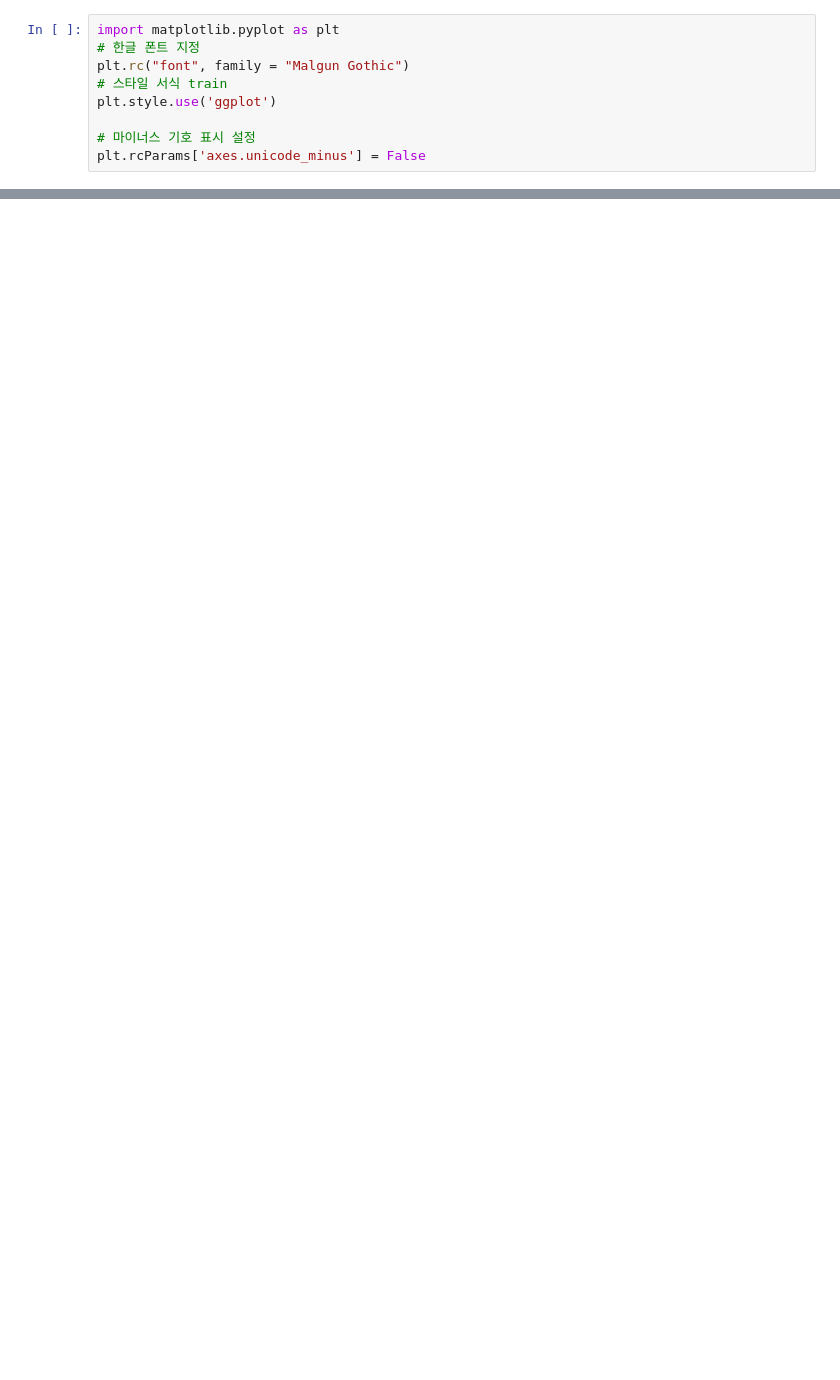
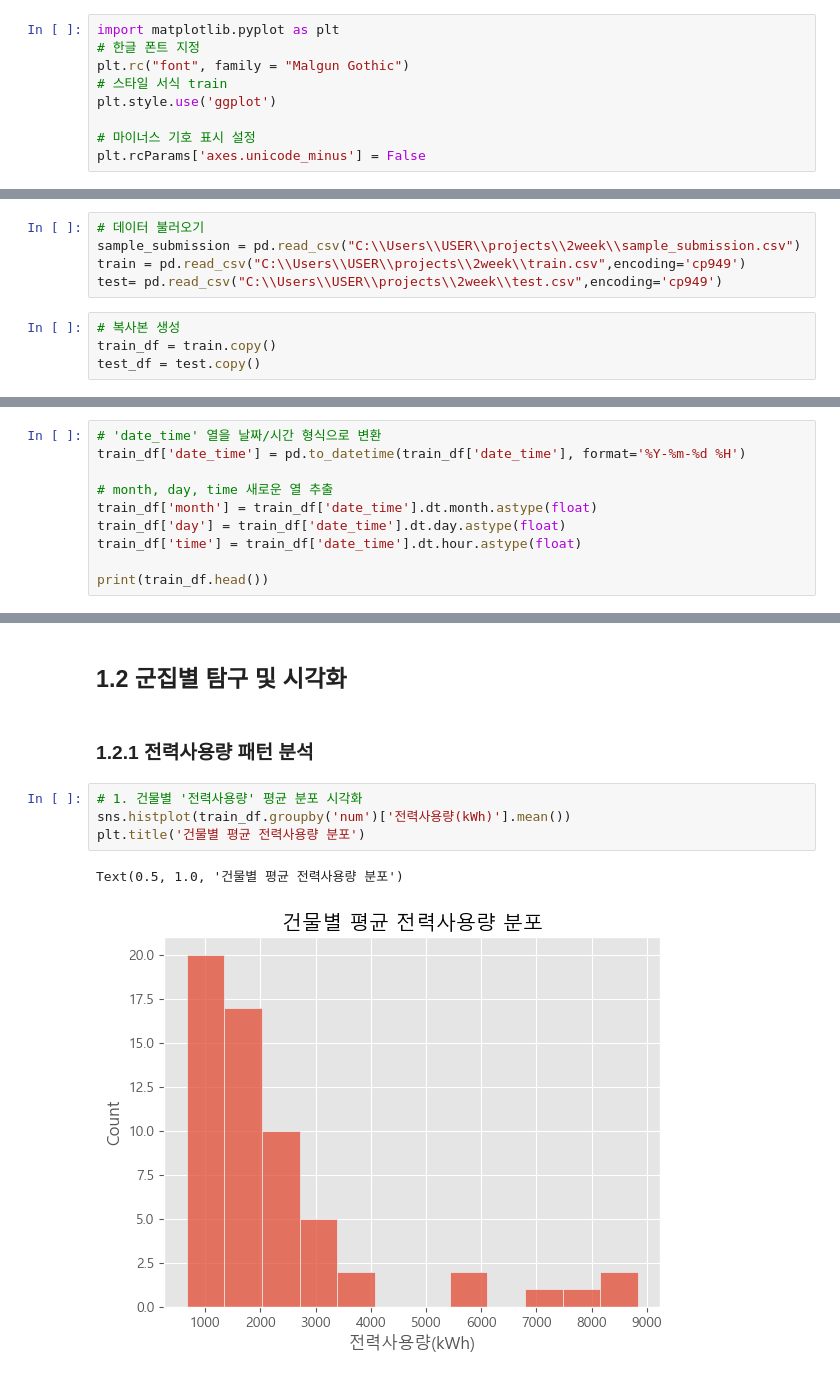
Before and after one commit to jiwon9898/GIT_PROJECT_TEST, a Jupyter notebook: 코드북_제출용/2주차_전력데이터_코드북.ipynb, the cells around one changed output, grey strips where cells are left out. Cells and saved outputs as stored; diff of their text form; blank space fills up the shorter version.

```diff
--- a/코드북_제출용/2주차_전력데이터_코드북.ipynb
+++ b/코드북_제출용/2주차_전력데이터_코드북.ipynb
@@ -60,0 +59,9 @@ ModuleNotFoundError: No module named 'statsmodels'
+# %%
+# 데이터 불러오기
+sample_submission = pd.read_csv("C:\\Users\\USER\\projects\\2week\\sample_submission.csv")
+train = pd.read_csv("C:\\Users\\USER\\projects\\2week\\train.csv",encoding='cp949')
+test= pd.read_csv("C:\\Users\\USER\\projects\\2week\\test.csv",encoding='cp949')
+# %%
+# 복사본 생성
+train_df = train.copy()
+test_df = test.copy()
@@ -60,0 +132,10 @@ ModuleNotFoundError: No module named 'statsmodels'
+# %%
+# 'date_time' 열을 날짜/시간 형식으로 변환
+train_df['date_time'] = pd.to_datetime(train_df['date_time'], format='%Y-%m-%d %H')
+
+# month, day, time 새로운 열 추출
+train_df['month'] = train_df['date_time'].dt.month.astype(float)
+train_df['day'] = train_df['date_time'].dt.day.astype(float)
+train_df['time'] = train_df['date_time'].dt.hour.astype(float)
+
+print(train_df.head())
@@ -60,0 +156,11 @@ ModuleNotFoundError: No module named 'statsmodels'
+# %% [markdown]
+## 1.2 군집별 탐구 및 시각화
+# %% [markdown]
+### 1.2.1 전력사용량 패턴 분석
+# %%
+# 1. 건물별 '전력사용량' 평균 분포 시각화
+sns.histplot(train_df.groupby('num')['전력사용량(kWh)'].mean())
+plt.title('건물별 평균 전력사용량 분포')
+# %% [output]
+Text(0.5, 1.0, '건물별 평균 전력사용량 분포')
+[figure, added]
```
Also changed, not shown: parts of 28 cells of this notebook.
